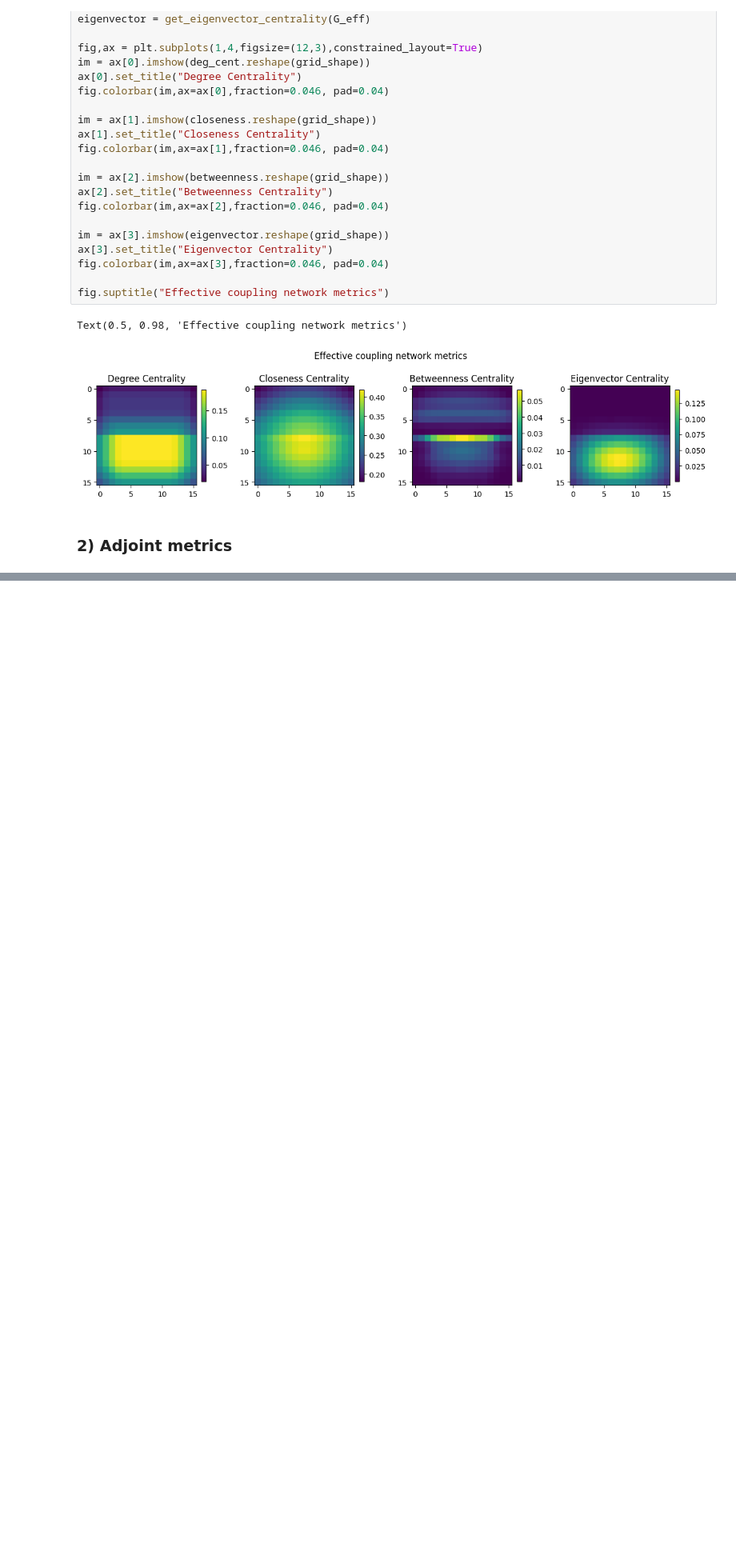
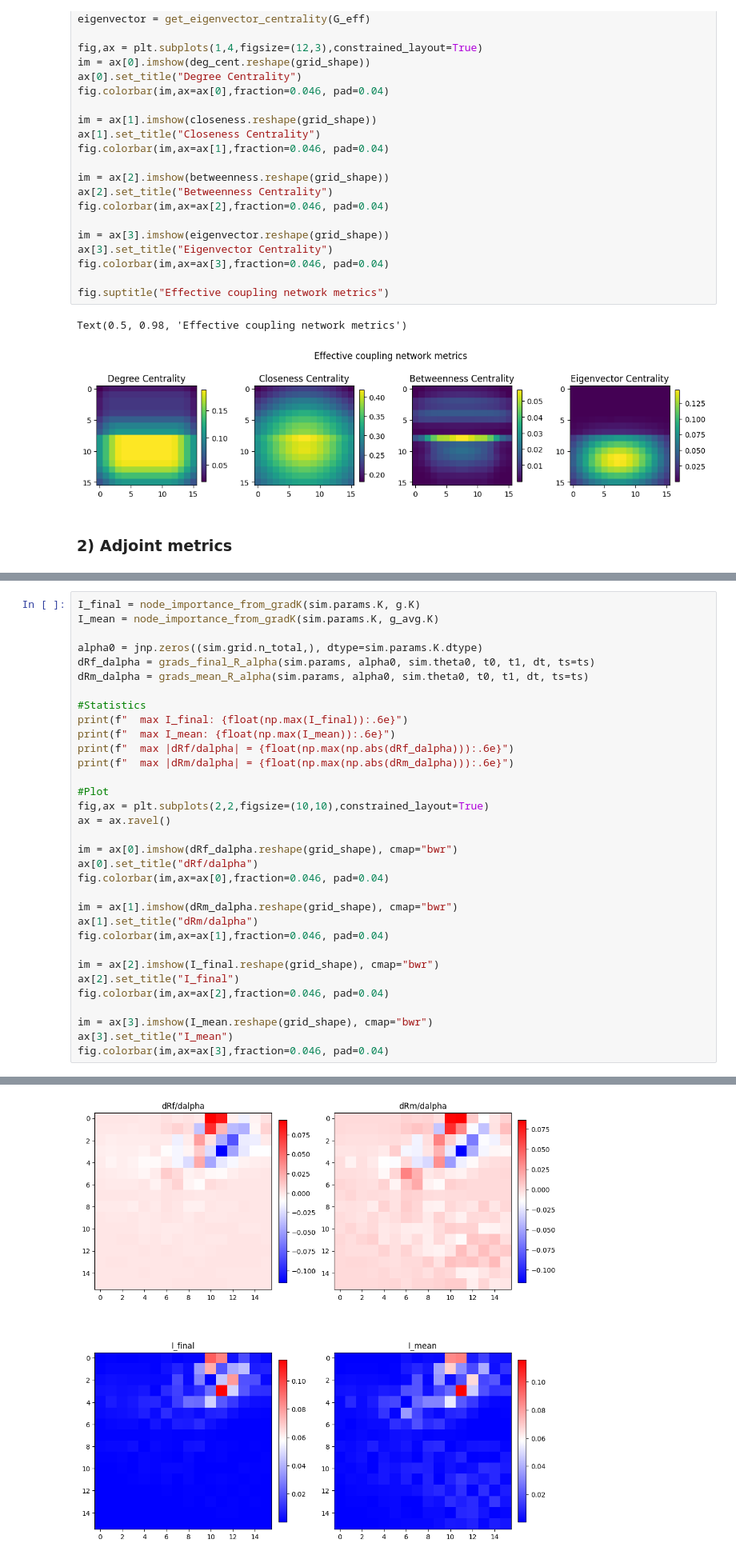
Before and after one commit to adamLastovka/KuramotoNeuralSimulations, a Jupyter notebook: Notebooks/05_metric_comparison.ipynb, the cells around one changed output, grey strips where cells are left out. Shown at 80% size. Drawn from its saved outputs; the diff is of its cells as text; blank space fills up the shorter version.

Commit message:
added adjoint importance metric to metric comparison notebook

```diff
--- a/Notebooks/05_metric_comparison.ipynb
+++ b/Notebooks/05_metric_comparison.ipynb
@@ -231,3 +237,37 @@ fig.colorbar(im,ax=axs[3],fraction=0.046, pad=0.04)
   max |dR/domega| (averaged) = 7.676411e-02
 <matplotlib.colorbar.Colorbar at 0x...>
 [figure]
+# %%
+I_final = node_importance_from_gradK(sim.params.K, g.K)
+I_mean = node_importance_from_gradK(sim.params.K, g_avg.K)
+
+alpha0 = jnp.zeros((sim.grid.n_total,), dtype=sim.params.K.dtype)
+dRf_dalpha = grads_final_R_alpha(sim.params, alpha0, sim.theta0, t0, t1, dt, ts=ts)
+dRm_dalpha = grads_mean_R_alpha(sim.params, alpha0, sim.theta0, t0, t1, dt, ts=ts)
+
+#Statistics
+print(f"  max I_final: {float(np.max(I_final)):.6e}")
+print(f"  max I_mean: {float(np.max(I_mean)):.6e}")
+print(f"  max |dRf/dalpha| = {float(np.max(np.abs(dRf_dalpha))):.6e}")
+print(f"  max |dRm/dalpha| = {float(np.max(np.abs(dRm_dalpha))):.6e}")
+
+#Plot
+fig,ax = plt.subplots(2,2,figsize=(10,10),constrained_layout=True)
+ax = ax.ravel()
+
+im = ax[0].imshow(dRf_dalpha.reshape(grid_shape), cmap="bwr")
+ax[0].set_title("dRf/dalpha")
+fig.colorbar(im,ax=ax[0],fraction=0.046, pad=0.04)
+
+im = ax[1].imshow(dRm_dalpha.reshape(grid_shape), cmap="bwr")
+ax[1].set_title("dRm/dalpha")
+fig.colorbar(im,ax=ax[1],fraction=0.046, pad=0.04)
+
+im = ax[2].imshow(I_final.reshape(grid_shape), cmap="bwr")
+ax[2].set_title("I_final")
+fig.colorbar(im,ax=ax[2],fraction=0.046, pad=0.04)
+
+im = ax[3].imshow(I_mean.reshape(grid_shape), cmap="bwr")
+ax[3].set_title("I_mean")
+fig.colorbar(im,ax=ax[3],fraction=0.046, pad=0.04)
+# %% [output]
@@ -233,0 +279 @@ fig.colorbar(im,ax=axs[3],fraction=0.046, pad=0.04)
+[figure, added]
```
Also changed, not shown: parts of 3 cells of this notebook.
